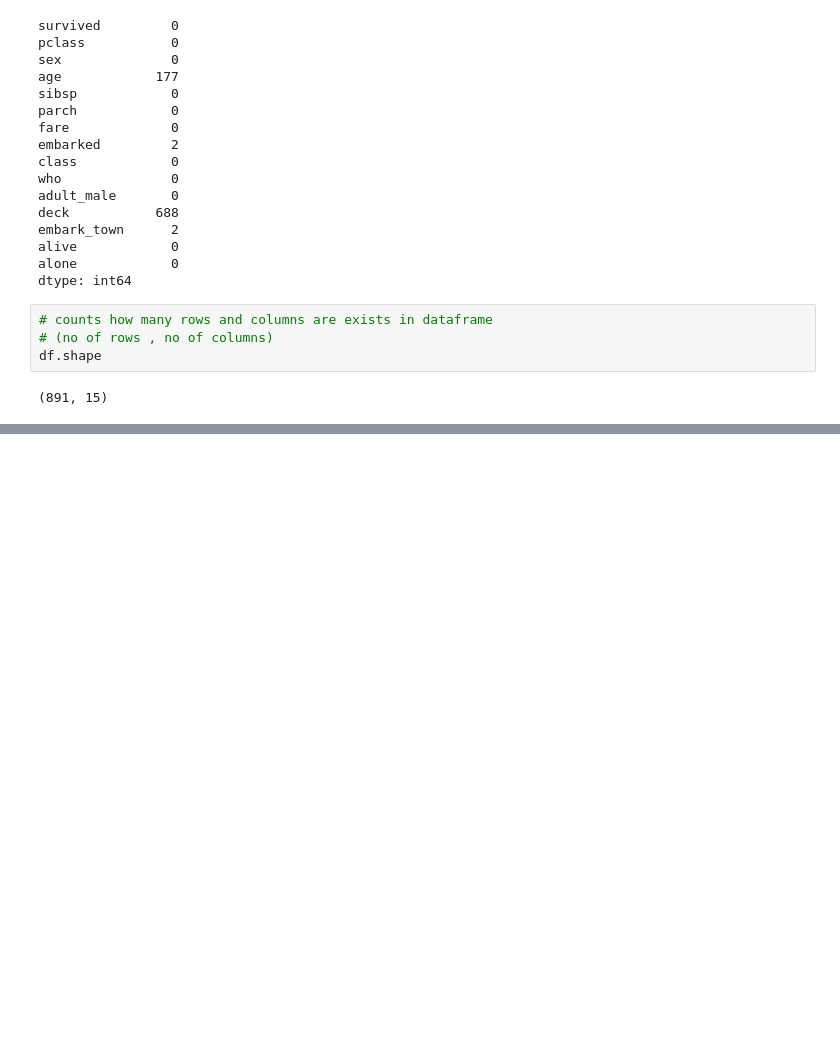
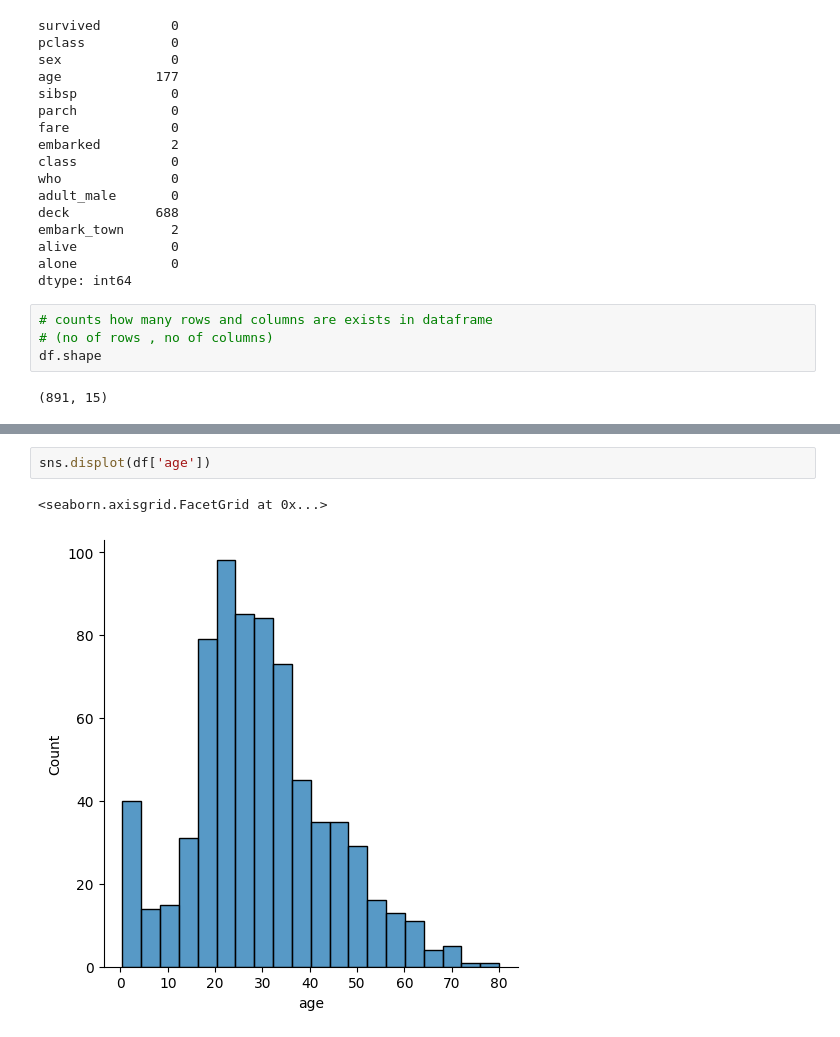
Before and after one commit to rajpuranirali/DS, a Jupyter notebook: Feature_Engineering/Handling_missing_valutes.ipynb, the cells around one changed output, grey strips where cells are left out. Saved outputs shown, nothing was run; the diff lists cells and outputs as text; blank space fills up the shorter version.

```diff
--- a/Feature_Engineering/Handling_missing_valutes.ipynb
+++ b/Feature_Engineering/Handling_missing_valutes.ipynb
@@ -57,0 +118,5 @@ df.shape
+# %%
+sns.displot(df['age'])
+# %% [output]
+<seaborn.axisgrid.FacetGrid at 0x...>
+[figure, added]
```
Also changed, not shown: parts of 23 cells of this notebook.
